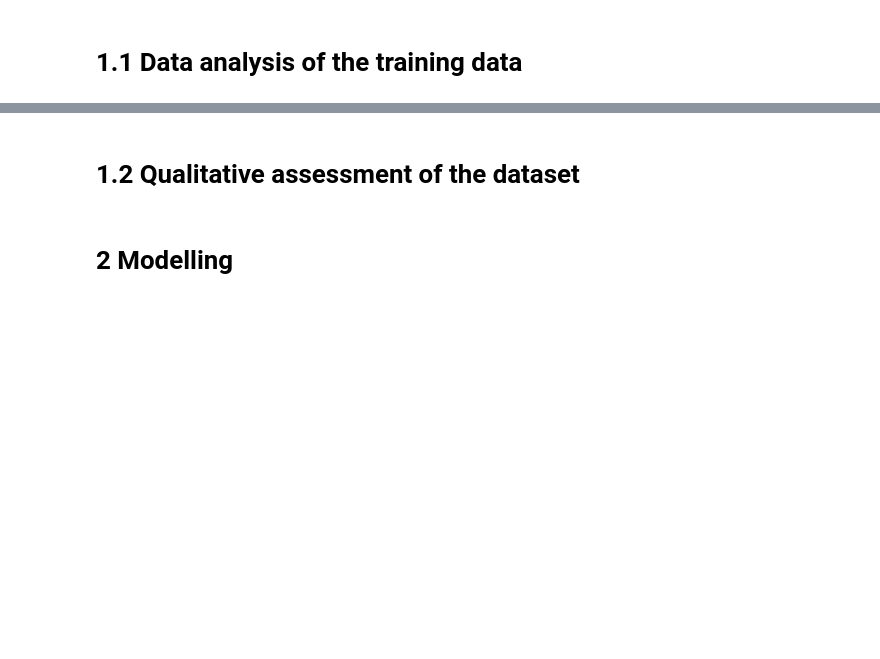
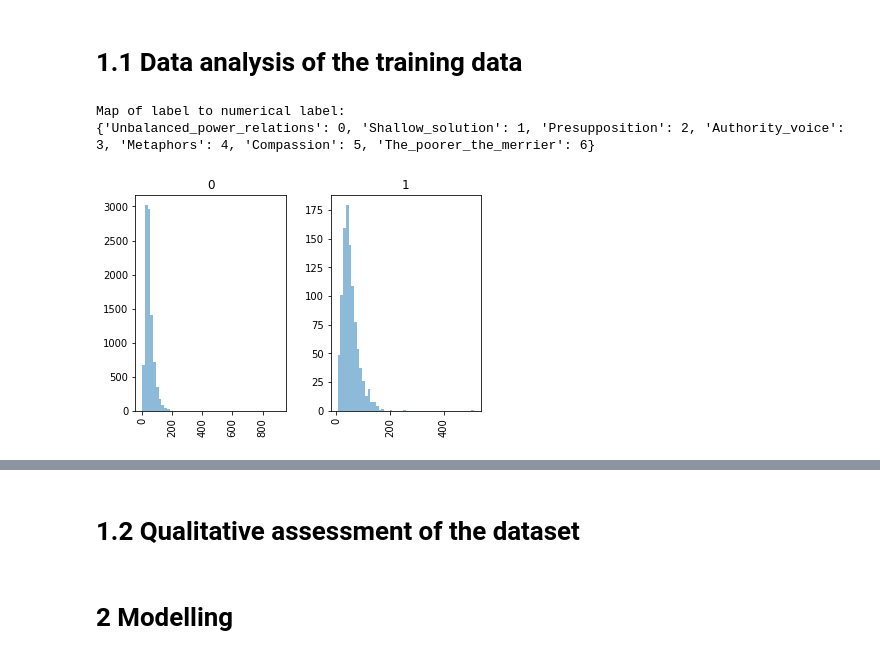
Before and after one commit to 772435284/NLP_CW, a Jupyter notebook: NLP_CW/NLP_CW.ipynb, the cells around one changed output, grey strips where cells are left out. Drawn from its saved outputs; the diff is of its cells as text; code cells hidden in the pictures; blank space fills up the shorter version.

```diff
--- a/NLP_CW/NLP_CW.ipynb
+++ b/NLP_CW/NLP_CW.ipynb
@@ -58,32 +113,38 @@ dpm_pp = DPM_preprocessing('.', '.')
 # %%
 def count_words(sentence):
     return len(sentence.split())
-dpm.load_task1()
-dpm.load_task2(return_one_hot=True)
-df = dpm.train_task1_df
-df['lenght'] = df['text'].apply(count_words)
-hist = df['lenght'].hist(by=df['label'], bins = 50, alpha = 0.5)
+# dpm.load_task1()
+# dpm.load_task2(return_one_hot=True)
+# df = dpm.train_task1_df
+# df['lenght'] = df['text'].apply(count_words)
+# hist = df['lenght'].hist(by=df['label'], bins = 50, alpha = 0.5)
 #hist = df['lenght'].hist(by=df['orig_label'], bins = 10, alpha = 0.5)
 #hist = df['country'].hist(by=df['label'])
 #hist = df['keyword'].hist(by=df['orig_label'])
-plt.savefig('histo.jpg', dpi=500)
+# plt.savefig('histo.jpg', dpi=500)
+# print(df.shape)
 
-print(df.shape)
+
 #Preprocessing and over-sampling
 dpm_pp.load_task1()
 dpm_pp.load_task2(return_one_hot=True)
 dpm_pp.load_all_positive()
 dpm_pp.load_all_negative()
+df = dpm_pp.train_task1_df
 df_80_pos = dpm_pp._80_positive_df
 df_20_pos = dpm_pp._20_positive_df
 df_80_neg = dpm_pp._80_negative_df
 df_20_neg = dpm_pp._20_negative_df
 df['lenght'] = df['text'].apply(count_words)
 hist = df['lenght'].hist(by=df['label'], bins = 50, alpha = 0.5)
 #hist = df['lenght'].hist(by=df['orig_label'], bins = 10, alpha = 0.5)
 #hist = df['country'].hist(by=df['label'])
 #hist = df['keyword'].hist(by=df['orig_label'])
 plt.savefig('histo.jpg', dpi=500)
+# %% [output]
+Map of label to numerical label:
+{'Unbalanced_power_relations': 0, 'Shallow_solution': 1, 'Presupposition': 2, 'Authority_voice': 3, 'Metaphors': 4, 'Compassion': 5, 'The_poorer_the_merrier': 6}
+[figure, added]
 # %%
 print(df_80_pos.shape)
 print(df_20_pos.shape)
```
Also changed, not shown: parts of 22 cells of this notebook, 1 other file.
